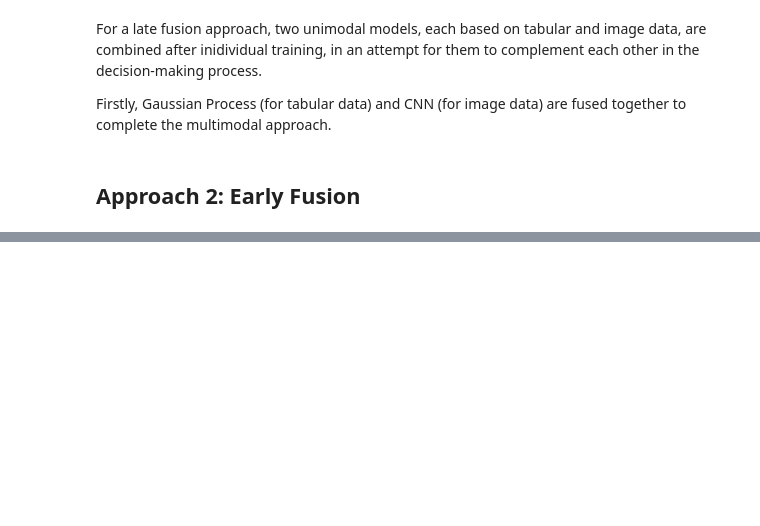
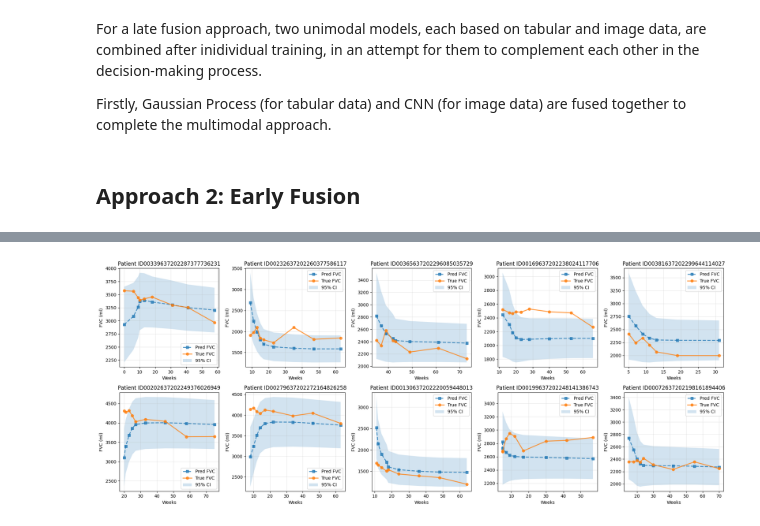
Before and after one commit to unfulw/pulmonary_fibrosis, a Jupyter notebook: main.ipynb, the cells around one changed output, grey strips where cells are left out. Cells and saved outputs as stored; diff of their text form; code cells hidden in the pictures; blank space fills up the shorter version.

```diff
--- a/main.ipynb
+++ b/main.ipynb
@@ -700,0 +745,34 @@ print("\nIf this took more than 5 seconds, there's a serious bug in get_scans()"
+# %%
+# Visualise results for 10 random validation patients
+random_patients = random.sample(list(jf_validation_results.items()), 10)
+
+fig, axes = plt.subplots(nrows=2, ncols=5, figsize=(20, 8))
+for i, patient_results in enumerate(random_patients):
+    patient = patient_results[0]
+    weeks = patient_results[1]['weeks']
+    y_pred = patient_results[1]['y_pred']
+    y_true = patient_results[1]['y_true']
+    y_sigma = patient_results[1]['y_sigma']
+
+    row = i // 5
+    col = i % 5
+    ax = axes[row, col]
+    ax.plot(weeks, y_pred, 's--', alpha=0.8, label='Pred FVC', linewidth=2, markersize=6)
+    ax.plot(weeks, y_true, 'o-', alpha=0.8, label='True FVC', linewidth=2, markersize=6)
+    ax.fill_between(
+        x = weeks,
+        y1 = y_pred - 1.96*y_sigma,
+        y2 = y_pred + 1.96*y_sigma,
+        alpha=0.2,
+        label="95% CI"
+    )
+    ax.set_xlabel('Weeks')
+    ax.set_ylabel('FVC (ml)')
+    ax.set_title(f'Patient {patient}')
+    ax.legend()
+    ax.grid(True, alpha=0.3)
+
+plt.tight_layout()
+plt.show()
+# %% [output]
+[figure, added]
```
Also changed, not shown: parts of 3 cells of this notebook.
